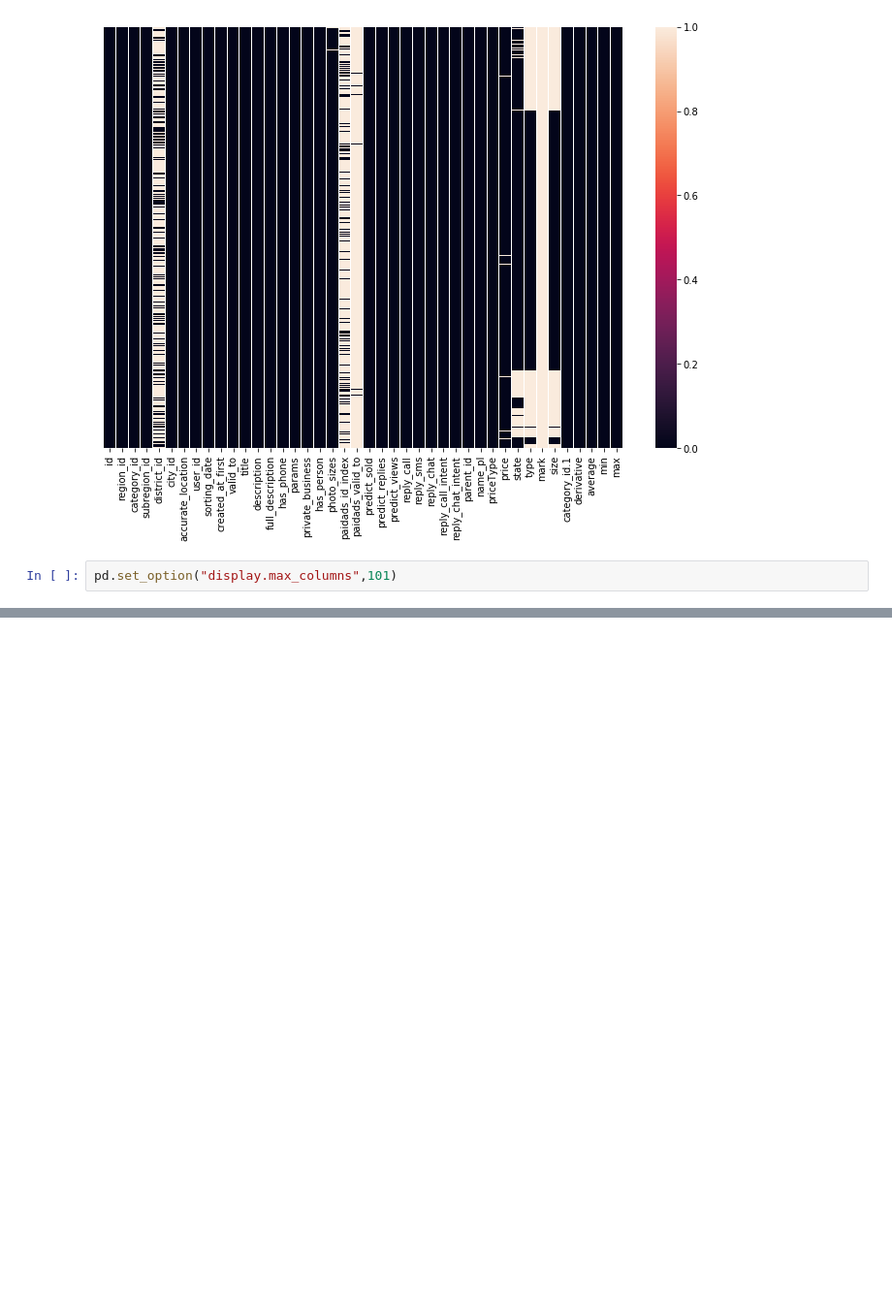
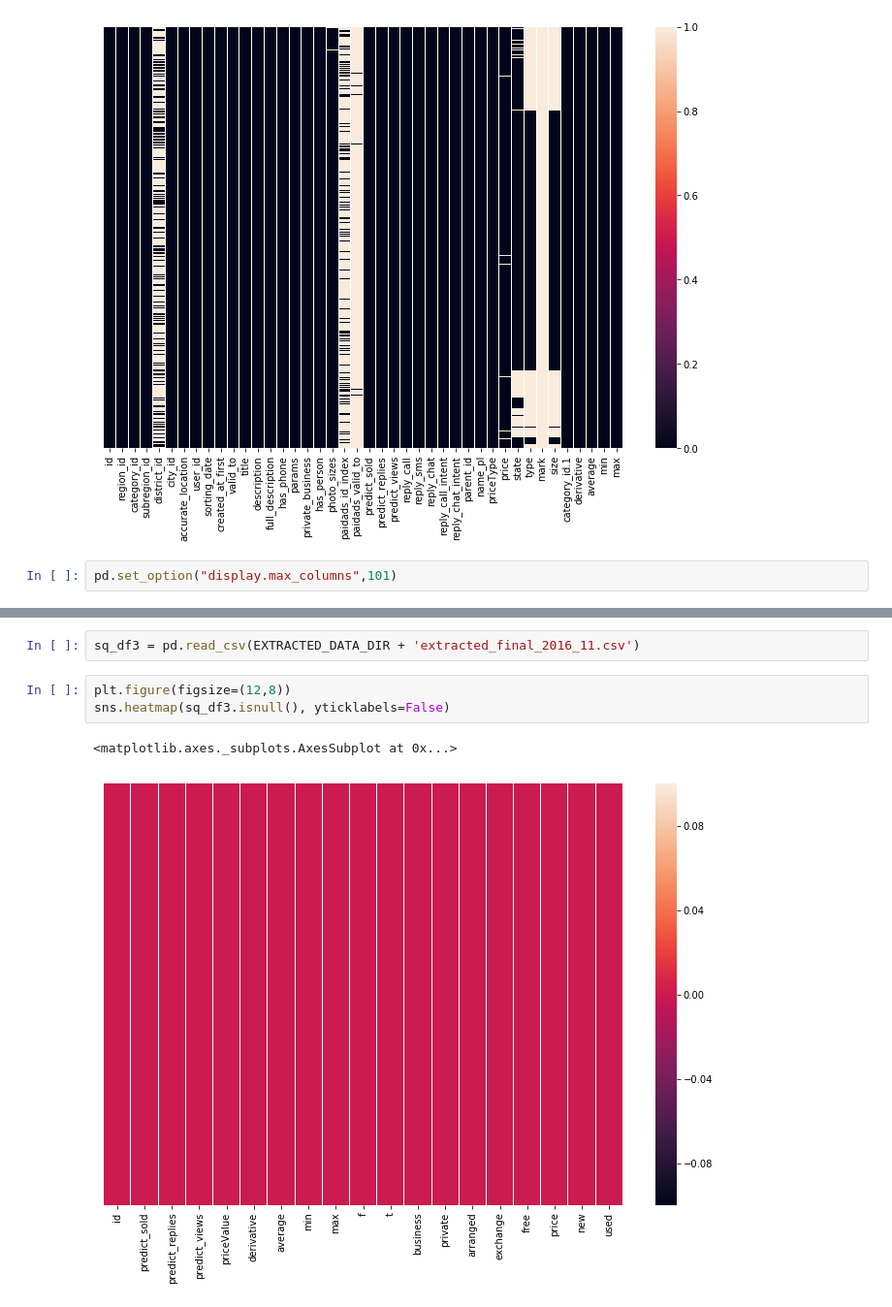
Before and after one commit to Kotuzo/EPIK_Solution, a Jupyter notebook: jp_notebooks/Ruperdt/Untitled.ipynb, the cells around one changed output, grey strips where cells are left out. Shown at 97% size. Cells and saved outputs as stored; diff of their text form; blank space fills up the shorter version.

```diff
--- a/jp_notebooks/Ruperdt/Untitled.ipynb
+++ b/jp_notebooks/Ruperdt/Untitled.ipynb
@@ -74,0 +108,8 @@ sf_df['priceType'] = pd.get_dummies(sq_df1['priceType'], drop_first=True)
+# %%
+sq_df3 = pd.read_csv(EXTRACTED_DATA_DIR + 'extracted_final_2016_11.csv')
+# %%
+plt.figure(figsize=(12,8))
+sns.heatmap(sq_df3.isnull(), yticklabels=False)
+# %% [output]
+<matplotlib.axes._subplots.AxesSubplot at 0x...>
+[figure, added]
```
Also changed, not shown: parts of 13 cells of this notebook, 3 other files.
